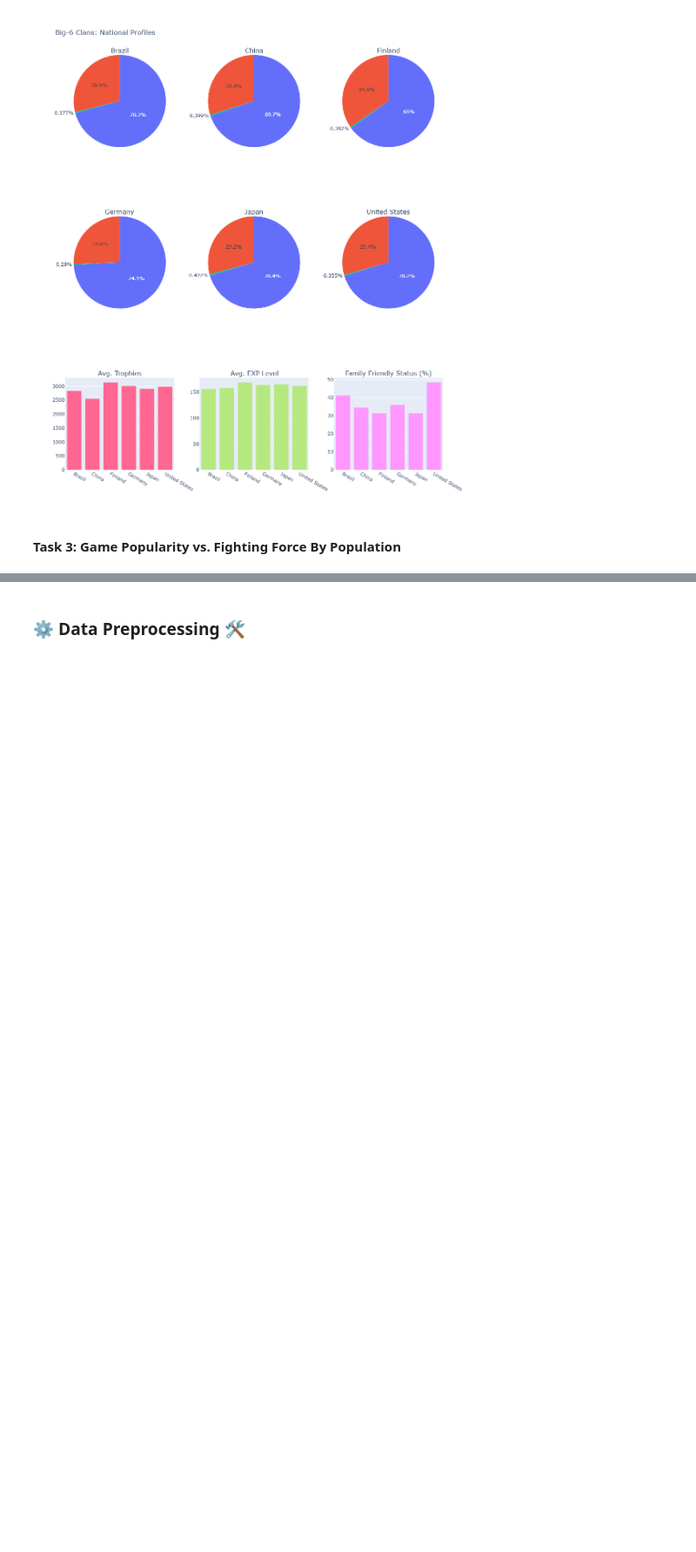
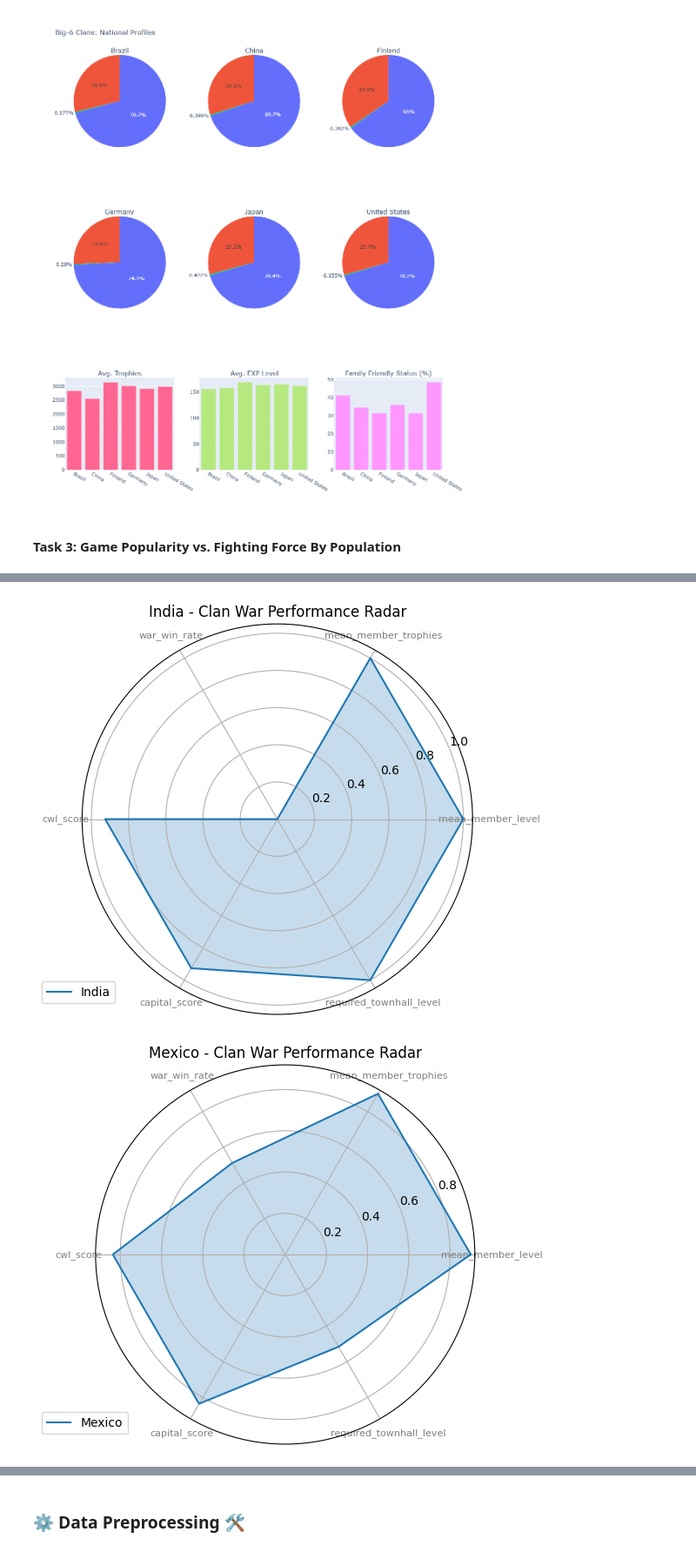
Before and after one commit to cresht2606/elune-project-eda, a Jupyter notebook: elune-project-eda.ipynb, the cells around one changed output, grey strips where cells are left out. Shown at 87% size. Drawn from its saved outputs; the diff is of its cells as text; code cells hidden in the pictures; blank space fills up the shorter version.

```diff
--- a/elune-project-eda.ipynb
+++ b/elune-project-eda.ipynb
@@ -967,0 +1165,30 @@ fig.show()
+# %%
+#Radar Chart
+def make_radar_chart(df, country_name):
+    categories = radar_metrics
+
+    values = wgr_transformed_df[wgr_transformed_df["clan_location"] == country_name][categories].values.flatten().tolist()
+    values += values[:1] #Repeat the first value to close the circle
+
+    #Calculate angle to fill in the color
+    N = len(categories)
+    angles = [n / float(N) * 2 * pi for n in range(N)]
+    angles += angles[:1]
+
+    plt.figure(figsize = (6, 6))
+    ax = plt.subplot(111, polar = True)
+    plt.xticks(angles[:-1], categories, color = "grey", size = 8)
+
+    ax.plot(angles, values, linewidth = 1.5, linestyle = "solid", label = country_name)
+    ax.fill(angles, values, alpha = 0.25)
+
+    plt.title(f"{country_name} - Clan War Performance Radar", size = 12)
+    plt.legend(loc = "upper right", bbox_to_anchor = (0.1, 0.1))
+    plt.tight_layout()
+    plt.show()
+
+for country in high_pop_location:
+    make_radar_chart(wgr_transformed_df, country)
+# %% [output]
+[figure, added]
+[figure, added]
```
Also changed, not shown: parts of 23 cells of this notebook.
